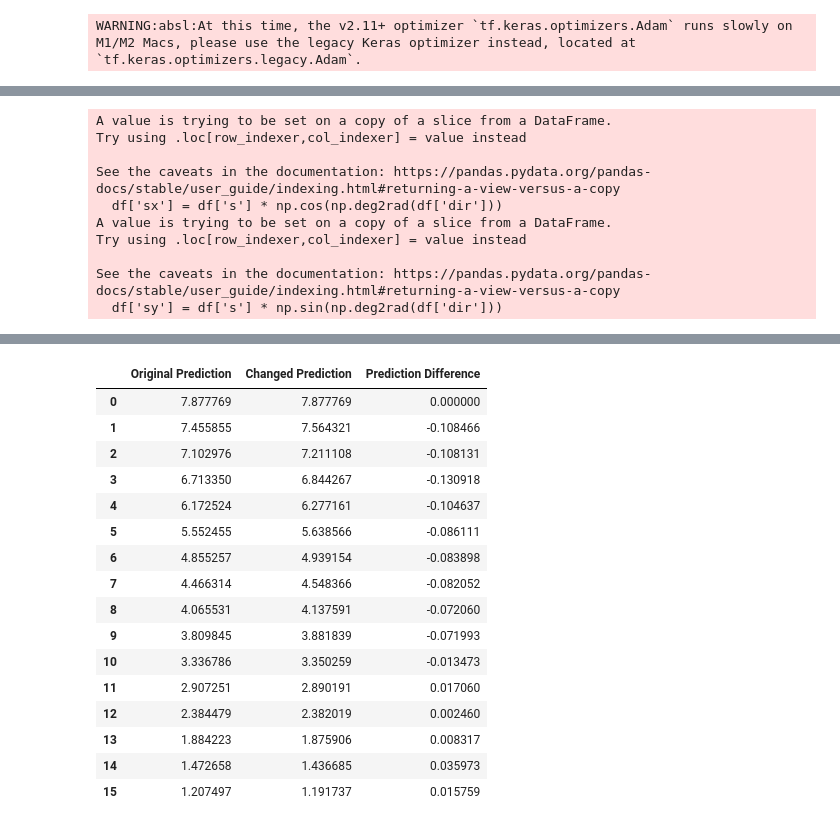
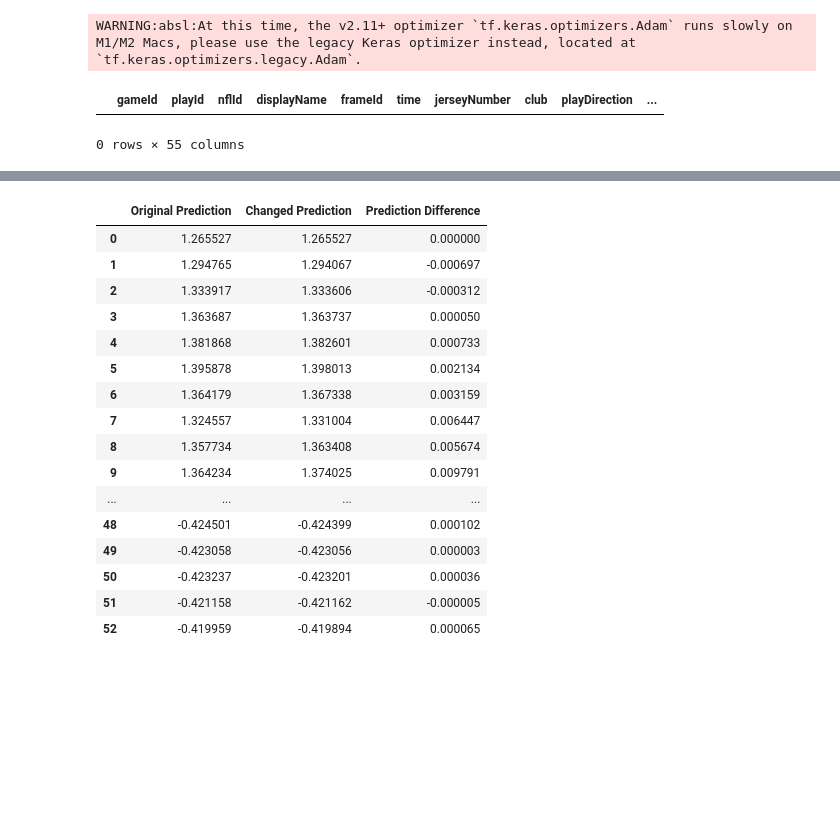
Before and after one commit to hinayatali9/BigDataBowl2024, a Jupyter notebook: Counter_Factual.ipynb, the cells around one changed output, grey strips where cells are left out. Drawn from its saved outputs; the diff is of its cells as text; code cells hidden in the pictures; blank space fills up the shorter version.

```diff
--- a/Counter_Factual.ipynb
+++ b/Counter_Factual.ipynb
@@ -60,3 +58,10 @@ tracking_with_plays = get_tracking_and_plays('tracking_week_1.csv')
+# %%
+tracking_with_plays = get_tracking_and_plays('tracking_week_3.csv')
+
+tracking_with_plays.loc[(tracking_with_plays['gameId']==2022090800) & (tracking_with_plays['playId']==2022090800)]
+# %% [output]
+|  | gameId | playId | nflId | displayName | frameId | time | jerseyNumber | club | playDirection | ... |
+0 rows × 55 columns
 # %%
 def create_feature_tensor(feature_df):
     """
@@ -111,9 +116,12 @@ def change_distance(df, displayName, amount):
         if pd.isna(row['px']) or pd.isna(row['pxs']) or pd.isna(row['py']) or pd.isna(row['psy']):
             continue
 
+        # print(df.at[index, 'x'])
+        df.at[index, 'sx'] = row['pxs']
+        df.at[index, 'sy'] = row['psy']
         df.at[index, 'x'] = row['px'] + amount * row['pxs']
         df.at[index, 'y'] = row['py'] + amount * row['psy']
-
+        # print(df.at[index, 'x'])
     return df
 # %%
 def compare_yard_prediction(tracking_with_plays, displayName, gameId, playId, amount):
@@ -121,13 +129,14 @@ def compare_yard_prediction(tracking_with_plays, displayName, gameId, playId, am
   original_prediction = model.predict(create_feature_tensor(play_info))
   changed_play_info = change_distance(play_info, displayName, amount)
   changed_prediction = model.predict(create_feature_tensor(changed_play_info))
-  prediction_difference = original_prediction - changed_prediction
+  prediction_difference = changed_prediction - original_prediction
   results = pd.DataFrame({
         'Original Prediction': original_prediction.flatten(),
         'Changed Prediction': changed_prediction.flatten(),
         'Prediction Difference': prediction_difference.flatten()
     })
+  print(1)
   return results
 # %%
-compare_yard_prediction(tracking_with_plays, 'Troy Hill', 2022090800, 167, 0.1)
+compare_yard_prediction(tracking_with_plays, 'Terrell Edmunds', 2022092200, 601, 0.1)
 # %% [output]
@@ -135,10 +145,0 @@ compare_yard_prediction(tracking_with_plays, 'Troy Hill', 2022090800, 167, 0.1)
-A value is trying to be set on a copy of a slice from a DataFrame.
-Try using .loc[row_indexer,col_indexer] = value instead
-
-See the caveats in the documentation: https://pandas.pydata.org/pandas-docs/stable/user_guide/indexing.html#returning-a-view-versus-a-copy
-  df['sx'] = df['s'] * np.cos(np.deg2rad(df['dir']))
-A value is trying to be set on a copy of a slice from a DataFrame.
-Try using .loc[row_indexer,col_indexer] = value instead
-
-See the caveats in the documentation: https://pandas.pydata.org/pandas-docs/stable/user_guide/indexing.html#returning-a-view-versus-a-copy
-  df['sy'] = df['s'] * np.sin(np.deg2rad(df['dir']))
@@ -146,19 +146,19 @@ See the caveats in the documentation: https://pandas.pydata.org/pandas-docs/stab
 |  | Original Prediction | Changed Prediction | Prediction Difference |
-| 0 | 7.877769 | 7.877769 | 0.000000 |
-| 1 | 7.455855 | 7.564321 | -0.108466 |
-| 2 | 7.102976 | 7.211108 | -0.108131 |
-| 3 | 6.713350 | 6.844267 | -0.130918 |
-| 4 | 6.172524 | 6.277161 | -0.104637 |
-| 5 | 5.552455 | 5.638566 | -0.086111 |
-| 6 | 4.855257 | 4.939154 | -0.083898 |
-| 7 | 4.466314 | 4.548366 | -0.082052 |
-| 8 | 4.065531 | 4.137591 | -0.072060 |
-| 9 | 3.809845 | 3.881839 | -0.071993 |
-| 10 | 3.336786 | 3.350259 | -0.013473 |
-| 11 | 2.907251 | 2.890191 | 0.017060 |
-| 12 | 2.384479 | 2.382019 | 0.002460 |
-| 13 | 1.884223 | 1.875906 | 0.008317 |
-| 14 | 1.472658 | 1.436685 | 0.035973 |
-| 15 | 1.207497 | 1.191737 | 0.015759 |
+| 0 | 1.265527 | 1.265527 | 0.000000 |
+| 1 | 1.294765 | 1.294067 | -0.000697 |
+| 2 | 1.333917 | 1.333606 | -0.000312 |
+| 3 | 1.363687 | 1.363737 | 0.000050 |
+| 4 | 1.381868 | 1.382601 | 0.000733 |
+| 5 | 1.395878 | 1.398013 | 0.002134 |
+| 6 | 1.364179 | 1.367338 | 0.003159 |
+| 7 | 1.324557 | 1.331004 | 0.006447 |
+| 8 | 1.357734 | 1.363408 | 0.005674 |
+| 9 | 1.364234 | 1.374025 | 0.009791 |
+| ... | ... | ... | ... |
+| 48 | -0.424501 | -0.424399 | 0.000102 |
+| 49 | -0.423058 | -0.423056 | 0.000003 |
+| 50 | -0.423237 | -0.423201 | 0.000036 |
+| 51 | -0.421158 | -0.421162 | -0.000005 |
+| 52 | -0.419959 | -0.419894 | 0.000065 |
 # %%
 tracking_with_plays.loc[(tracking_with_plays['gameId']==2022090800) & (tracking_with_plays['playId']==56)]
```
Also changed, not shown: parts of 17 cells of this notebook.
